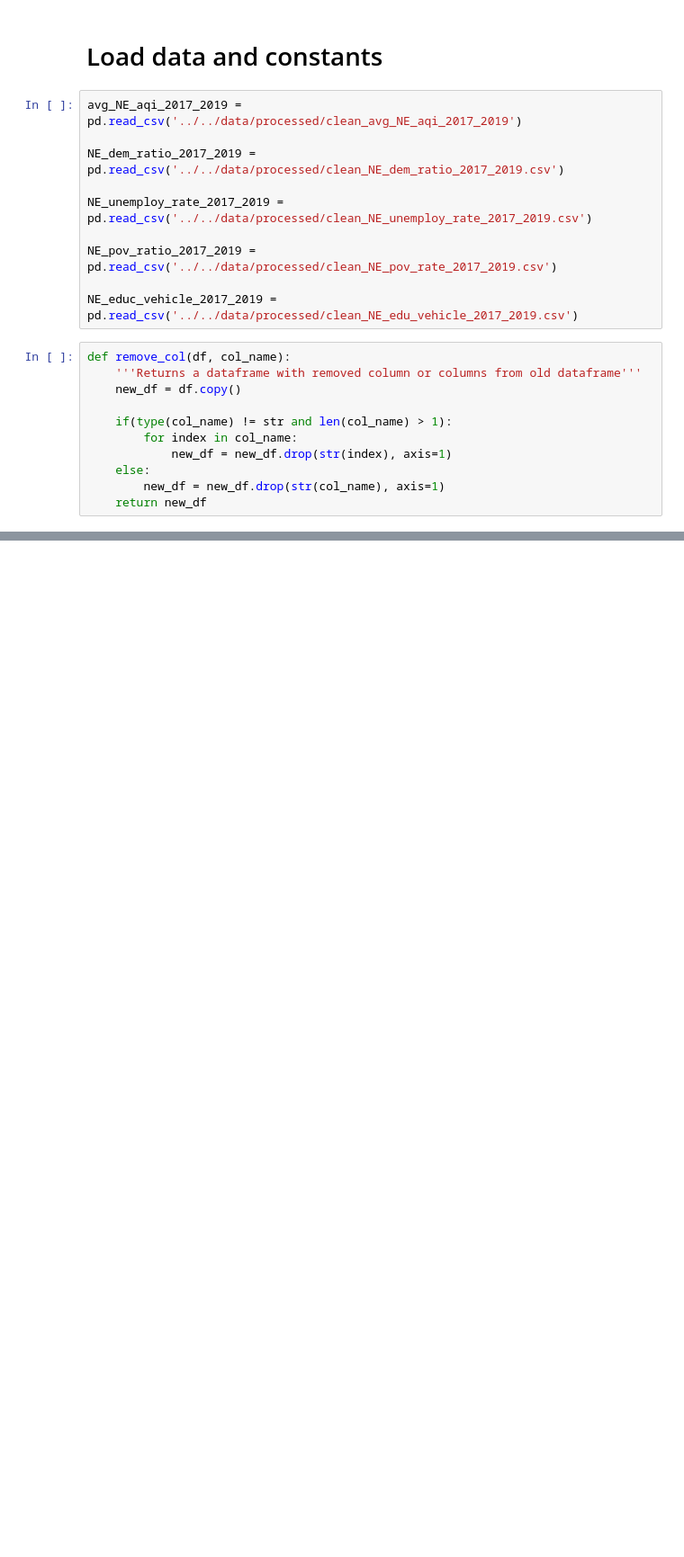
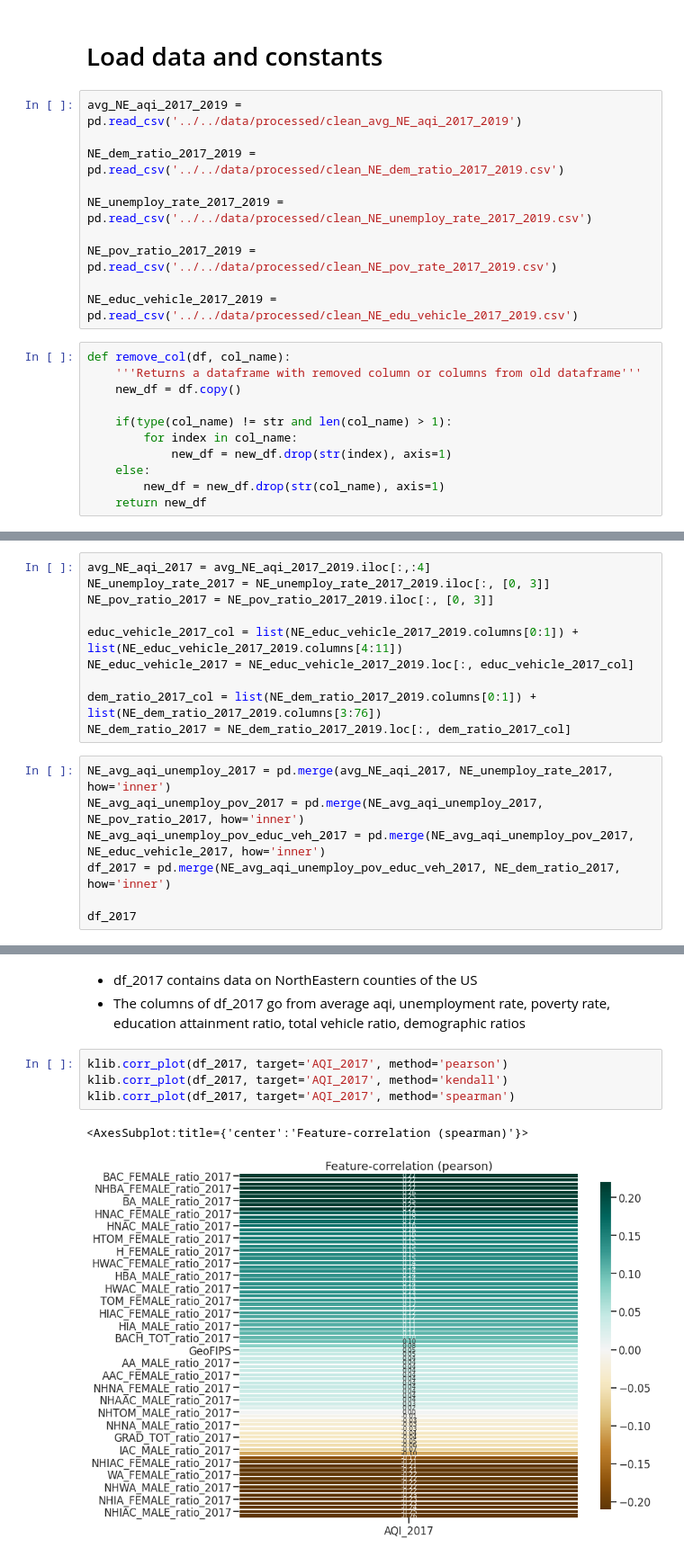
Before and after one commit to willkchan/Pollution-Forecast, a Jupyter notebook: src/preparation/Data_Wrangling8.ipynb, the cells around one changed output, grey strips where cells are left out. Shown at 90% size. Drawn from its saved outputs; the diff is of its cells as text; blank space fills up the shorter version.

```diff
--- a/src/preparation/Data_Wrangling8.ipynb
+++ b/src/preparation/Data_Wrangling8.ipynb
@@ -48,0 +126,17 @@ def remove_col(df, col_name):
+# %%
+avg_NE_aqi_2017 = avg_NE_aqi_2017_2019.iloc[:,:4]
+NE_unemploy_rate_2017 = NE_unemploy_rate_2017_2019.iloc[:, [0, 3]]
+NE_pov_ratio_2017 = NE_pov_ratio_2017_2019.iloc[:, [0, 3]]
+
+educ_vehicle_2017_col = list(NE_educ_vehicle_2017_2019.columns[0:1]) + list(NE_educ_vehicle_2017_2019.columns[4:11])
+NE_educ_vehicle_2017 = NE_educ_vehicle_2017_2019.loc[:, educ_vehicle_2017_col]
+
+dem_ratio_2017_col = list(NE_dem_ratio_2017_2019.columns[0:1]) + list(NE_dem_ratio_2017_2019.columns[3:76])
+NE_dem_ratio_2017 = NE_dem_ratio_2017_2019.loc[:, dem_ratio_2017_col]
+# %%
+NE_avg_aqi_unemploy_2017 = pd.merge(avg_NE_aqi_2017, NE_unemploy_rate_2017, how='inner')
+NE_avg_aqi_unemploy_pov_2017 = pd.merge(NE_avg_aqi_unemploy_2017, NE_pov_ratio_2017, how='inner')
+NE_avg_aqi_unemploy_pov_educ_veh_2017 = pd.merge(NE_avg_aqi_unemploy_pov_2017, NE_educ_vehicle_2017, how='inner')
+df_2017 = pd.merge(NE_avg_aqi_unemploy_pov_educ_veh_2017, NE_dem_ratio_2017, how='inner')
+
+df_2017
@@ -48,0 +157,10 @@ def remove_col(df, col_name):
+# %% [markdown]
+* df_2017 contains data on NorthEastern counties of the US
+* The columns of df_2017 go from average aqi, unemployment rate, poverty rate, education attainment ratio, total vehicle ratio, demographic ratios
+# %%
+klib.corr_plot(df_2017, target='AQI_2017', method='pearson')
+klib.corr_plot(df_2017, target='AQI_2017', method='kendall')
+klib.corr_plot(df_2017, target='AQI_2017', method='spearman')
+# %% [output]
+<AxesSubplot:title={'center':'Feature-correlation (spearman)'}>
+[figure, added]
```
Also changed, not shown: parts of 6 cells of this notebook, 1 other file.
